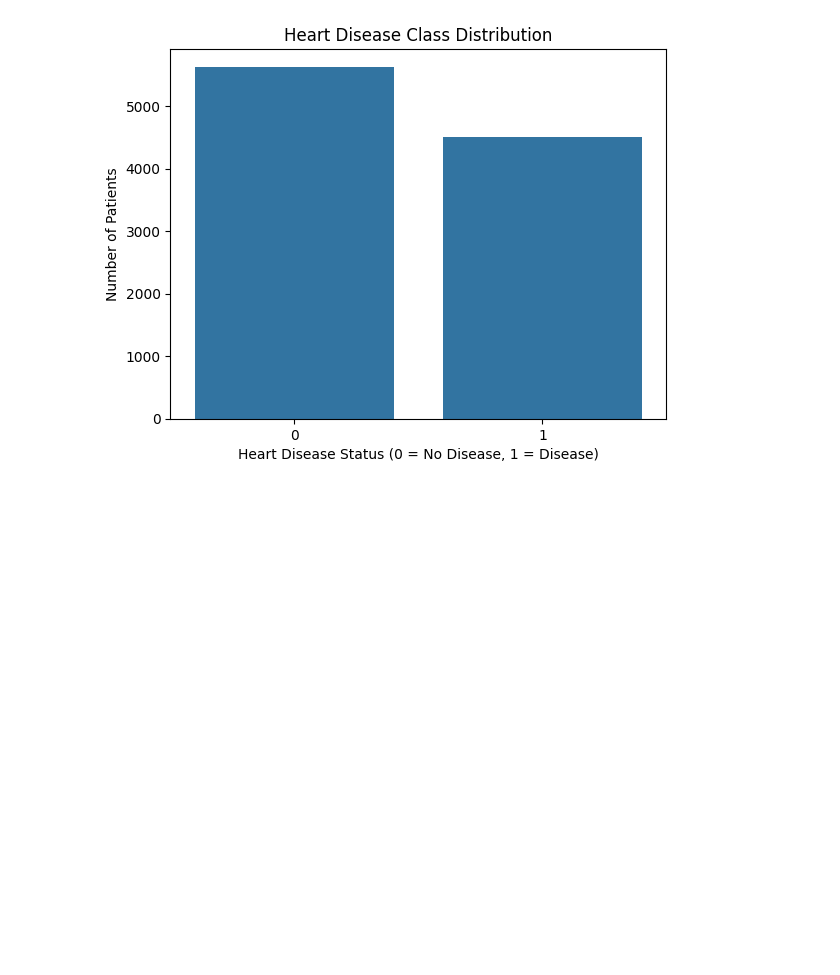
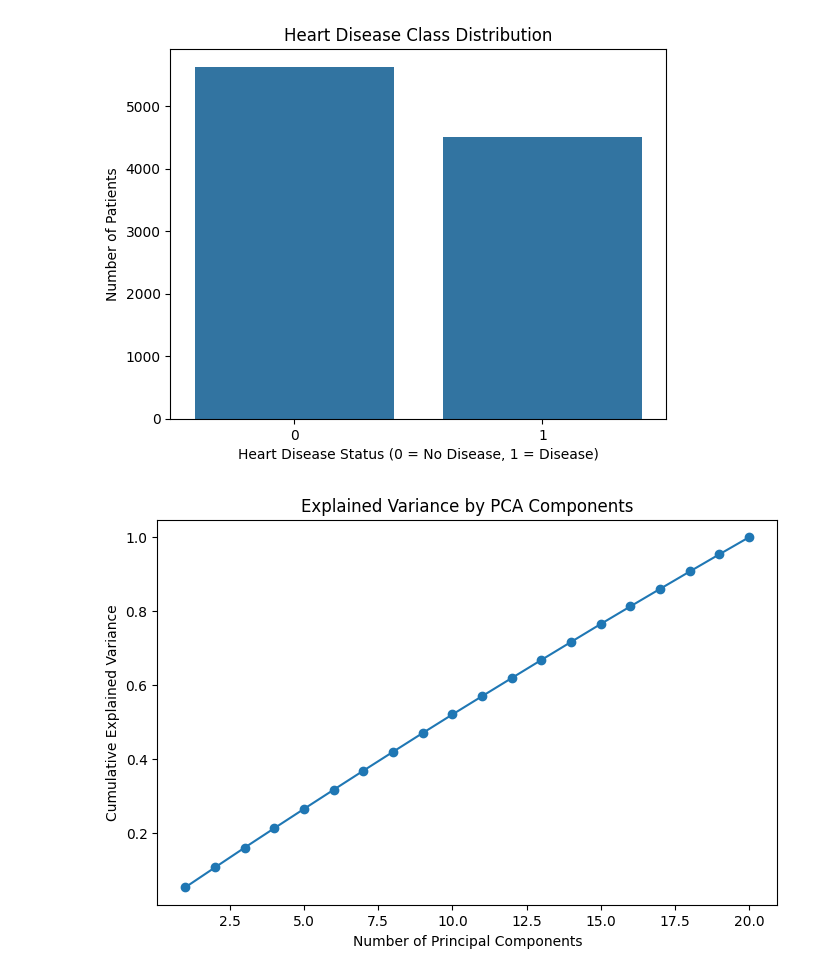
Before and after one commit to min346/DS-ASM, a Jupyter notebook: DS_ASM.ipynb, the cells around one changed output. Cells and saved outputs as stored; diff of their text form; code cells hidden in the pictures; blank space fills up the shorter version.

```diff
--- a/DS_ASM.ipynb
+++ b/DS_ASM.ipynb
@@ -407,3 +407,31 @@ plt.ylabel('Number of Patients')
 plt.show()
 # %% [output]
 [figure]
+# %%
+from sklearn.decomposition import PCA
+from sklearn.preprocessing import StandardScaler
+import matplotlib.pyplot as plt
+
+# Step 1: Select features (X only, exclude target)
+X = df_encoded.drop('Heart Disease Status', axis=1)
+
+# Step 2: Scale data (important for PCA)
+scaler = StandardScaler()
+X_scaled = scaler.fit_transform(X)
+
+# Step 3: Apply PCA
+pca = PCA()
+X_pca = pca.fit_transform(X_scaled)
+
+# Step 4: Explained variance ratio
+explained_variance = pca.explained_variance_ratio_
+
+# Plot variance explained
+plt.figure(figsize=(8,5))
+plt.plot(range(1, len(explained_variance)+1), explained_variance.cumsum(), marker='o')
+plt.xlabel('Number of Principal Components')
+plt.ylabel('Cumulative Explained Variance')
+plt.title('Explained Variance by PCA Components')
+plt.show()
+# %% [output]
+[figure, added]
```
Also changed, not shown: parts of 7 cells of this notebook.
